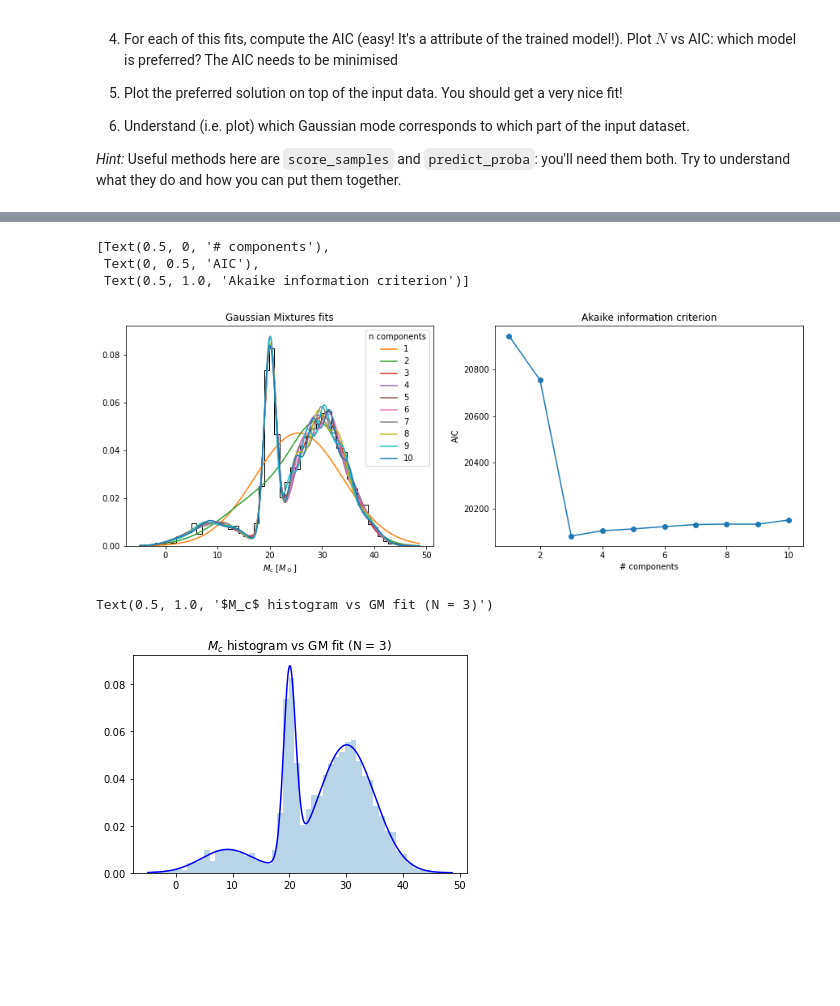
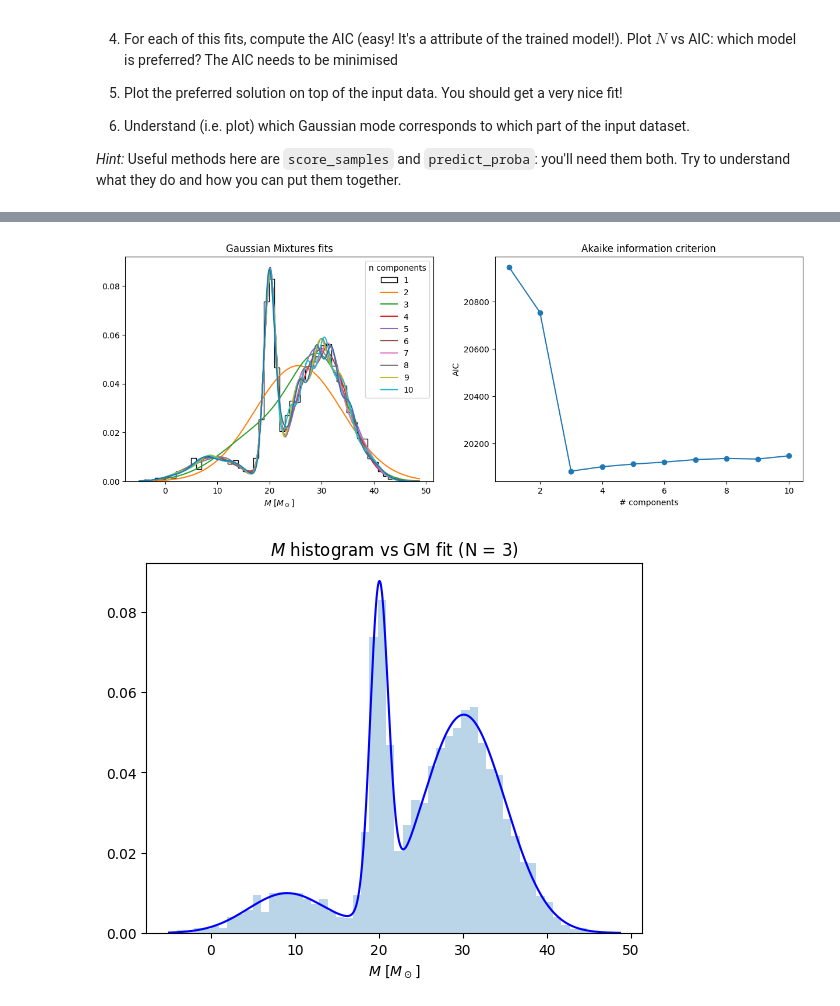
Before and after one commit to lisam10/astrostatistics_bicocca_2024, a Jupyter notebook: working/W06_BHmodels.ipynb, the cells around one changed output, grey strips where cells are left out. Saved outputs shown, nothing was run; the diff lists cells and outputs as text; code cells hidden in the pictures; blank space fills up the shorter version.

```diff
--- a/working/W06_BHmodels.ipynb
+++ b/working/W06_BHmodels.ipynb
@@ -42,14 +49,10 @@ Text(0.5, 0, '$M_c$ [$M_\\odot$]')
 # %%
-from sklearn import mixture
-from scipy.stats import norm
-
 #number of tries
 N = 10
 
 #fitting N = 1, ..., 10 gaussians on our data
 model = [mixture.GaussianMixture(n_components=i).fit(data) for i in range(1, N+1, 1)]
 AIC = [model[i].aic(data) for i in range(N)]
-
 
 
 fig= plt.figure(figsize = (15, 5))
@@ -62,28 +65,28 @@ for m in model:
     pdf = np.exp(logpdf)
     ax.plot(x, pdf)
 
-ax.set(xlabel = '$M_c$ [$M_\odot$]', title = 'Gaussian Mixtures fits')
+ax.set(xlabel = r'$M$ [$M_\odot$]', title = 'Gaussian Mixtures fits')
 ax.legend(range(1, N+1), title = 'n components')
 
 ax = fig.add_subplot(122)
 ax.plot(range(1, N+1, 1), AIC, '-o')
 ax.set(xlabel='# components', ylabel = 'AIC', title = 'Akaike information criterion')
+
+plt.show()
 # %% [output]
-[Text(0.5, 0, '# components'),
- Text(0, 0.5, 'AIC'),
- Text(0.5, 1.0, 'Akaike information criterion')]
-[figure, old version]
+[figure, new version]
 # %%
 index_min = np.argmin(AIC) #index at which AIC is minimised -> best fit
-best_logpdf = model[index_min].score_samples(x.reshape(-1, 1))
+best_logpdf = model[index_min].score_samples(x[:, np.newaxis])
 best_pdf = np.exp(best_logpdf)
 
 plt.hist(data, int(np.sqrt(len(data))), density = True, alpha = 0.3)
 plt.plot(x, best_pdf, '-b')
-plt.title('$M_c$ histogram vs GM fit (N = ' + str(index_min+1) + ')')
+plt.title(r'$M$ histogram vs GM fit (N = ' + str(index_min+1) + ')')
+plt.xlabel(r'$M$ [$M_\odot$]')
+plt.show()
 # %% [output]
-Text(0.5, 1.0, '$M_c$ histogram vs GM fit (N = 3)')
-[figure, old version]
+[figure, new version]
 # %%
 resp = model[index_min].predict_proba(x.reshape(-1, 1)) #predicting the responsabilities of each component
 best_pdfi = resp * best_pdf[:, np.newaxis]
```
Also changed, not shown: parts of 6 cells of this notebook.
